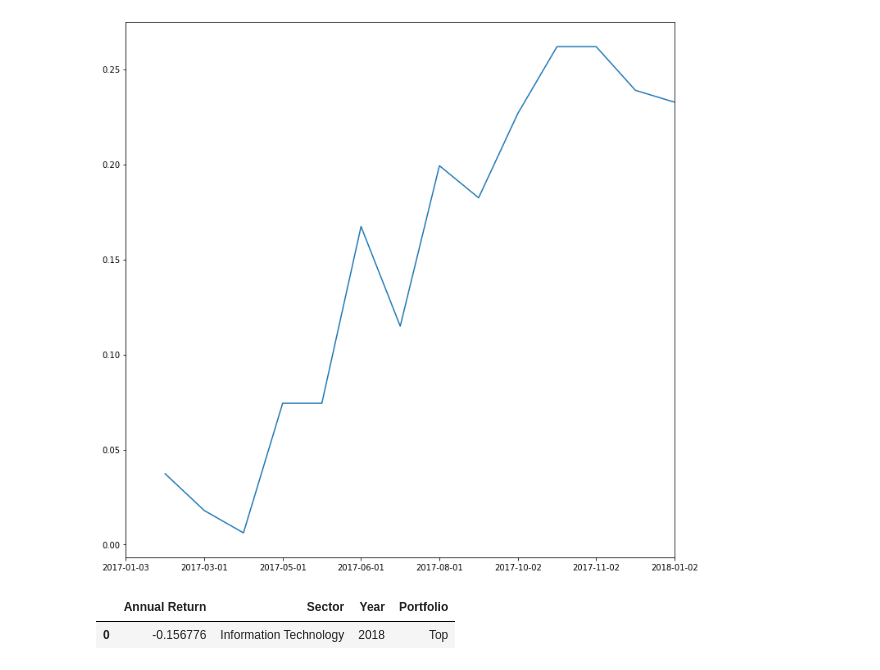
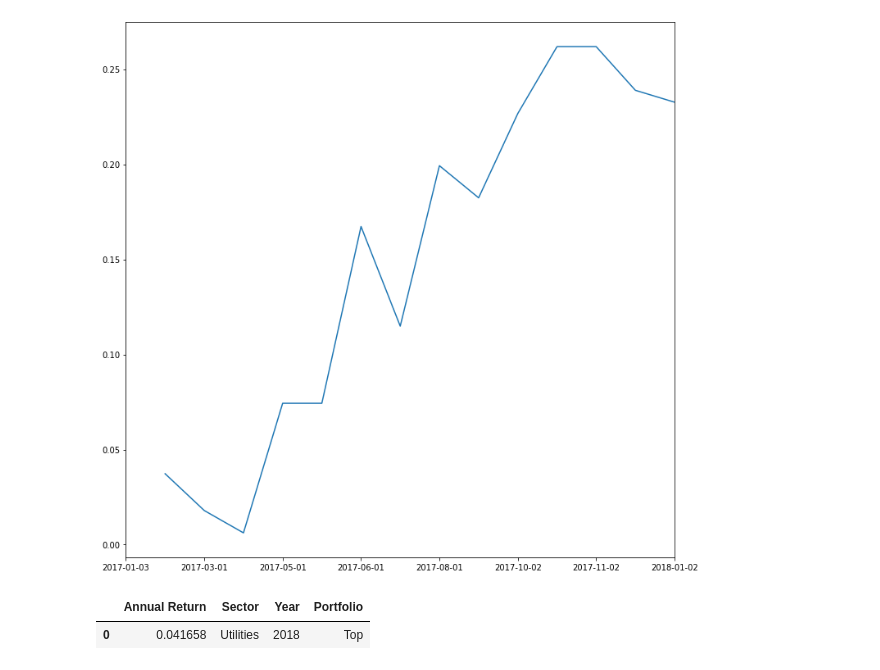
Before and after one commit to willwillis/sector-top-dogs, a Jupyter notebook: notebooks/Will/FromMina/ticker_data_wkg.ipynb, the cells around one changed output. Saved outputs shown, nothing was run; the diff lists cells and outputs as text; code cells hidden in the pictures.

Commit message:
Final Sectors

```diff
--- a/notebooks/Will/FromMina/ticker_data_wkg.ipynb
+++ b/notebooks/Will/FromMina/ticker_data_wkg.ipynb
@@ -45 +11,24 @@ health_df.head()
+# %%
+finance_csv = Path("./FinancialsSectorTickers-between-2015-2018.csv")
+finance_df = pd.read_csv(finance_csv)
+tech_csv = Path("./TechnologySectorTickers-between-2015-2018.csv")
+tech_df = pd.read_csv(tech_csv)
+health_csv = Path("./HealthCareSectorTickers-between-2015-2018.csv")
+health_df = pd.read_csv(health_csv)
+energy_csv = Path("./EnergyTickers-between-2015-2018.csv")
+energy_df = pd.read_csv(energy_csv)
+comm_csv = Path("./CommunicationServicesTickers-between-2015-2018.csv")
+comm_df = pd.read_csv(comm_csv)
+condisc_csv = Path("./ConsumerDiscretionaryTickers-between-2015-2018.csv")
+condisc_df = pd.read_csv(condisc_csv)
+constaples_csv = Path("./ConsumerStaplesTickers-between-2015-2018.csv")
+constaples_df = pd.read_csv(health_csv)
+ind_csv = Path("./IndustrialsTickers-between-2015-2018.csv")
+ind_df = pd.read_csv(ind_csv)
+mat_csv = Path("./MaterialsTickers-between-2015-2018.csv")
+mat_df = pd.read_csv(mat_csv)
+re_csv = Path("./RealEstateTickers-between-2015-2018.csv")
+re_df = pd.read_csv(re_csv)
+utl_csv = Path("./UtilitiesTickers-between-2015-2018.csv")
+utl_df = pd.read_csv(utl_csv)
 # %%
@@ -116,0 +155,10 @@ tech_2016
+# %%
+# put 201x tickers into a list and remove nulls
+utl_2015 = utl_df['2015'].tolist()
+utl_2016 = utl_df['2016'].tolist()
+utl_2017 = utl_df['2017'].tolist()
+utl_2018 = utl_df['2018'].tolist()
+utl_2015 = [x for x in utl_2015 if str(x) != "nan"]
+utl_2016 = [x for x in utl_2016 if str(x) != "nan"]
+utl_2017 = [x for x in utl_2017 if str(x) != "nan"]
+utl_2018 = [x for x in utl_2018 if str(x) != "nan"]
@@ -117,6 +180,6 @@ tech_2016
 # %%
 # Compare if ticker from list is in dataframe then reform to add to prices_df
-for ticker in tech_2018:
+for ticker in utl_2018:
 
     if ticker in df_2018.values:
         ticker_df = df_2018[df_2018['Ticker']==ticker]
@@ -238,11 +299,11 @@ portfolio_one = pd.DataFrame(portfolio_one)
 portfolio_one = portfolio_one.reset_index(drop=True)
 # %%
 portfolio_one = portfolio_one.rename(columns={0:'Annual Return'})
-portfolio_one['Sector'] = "Information Technology"
+portfolio_one['Sector'] = "Utilities"
 portfolio_one['Year'] = '2018'
 portfolio_one['Portfolio']='Top'
 portfolio_one
 # %% [output]
 |  | Annual Return | Sector | Year | Portfolio |
-| 0 | -0.156776 | Information Technology | 2018 | Top |
+| 0 | 0.041658 | Utilities | 2018 | Top |
 # %%
```
Also changed, not shown: parts of 24 cells of this notebook, 3 other files.
